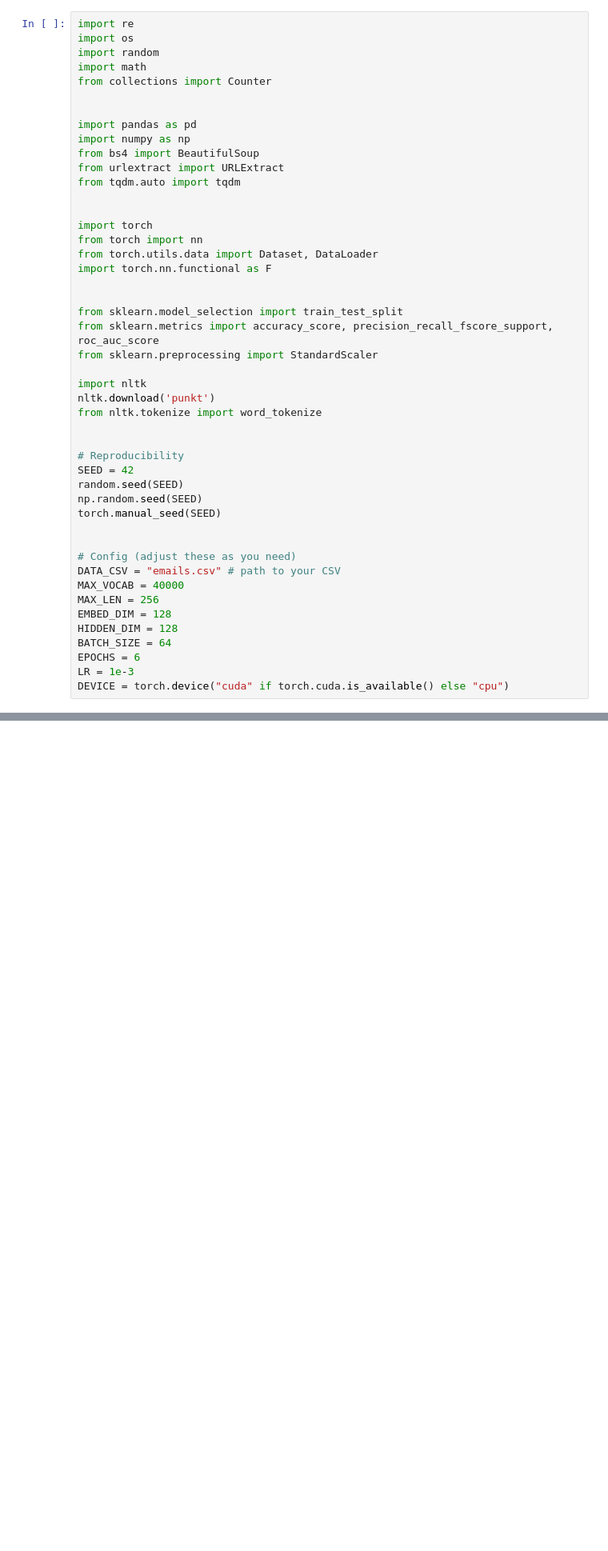
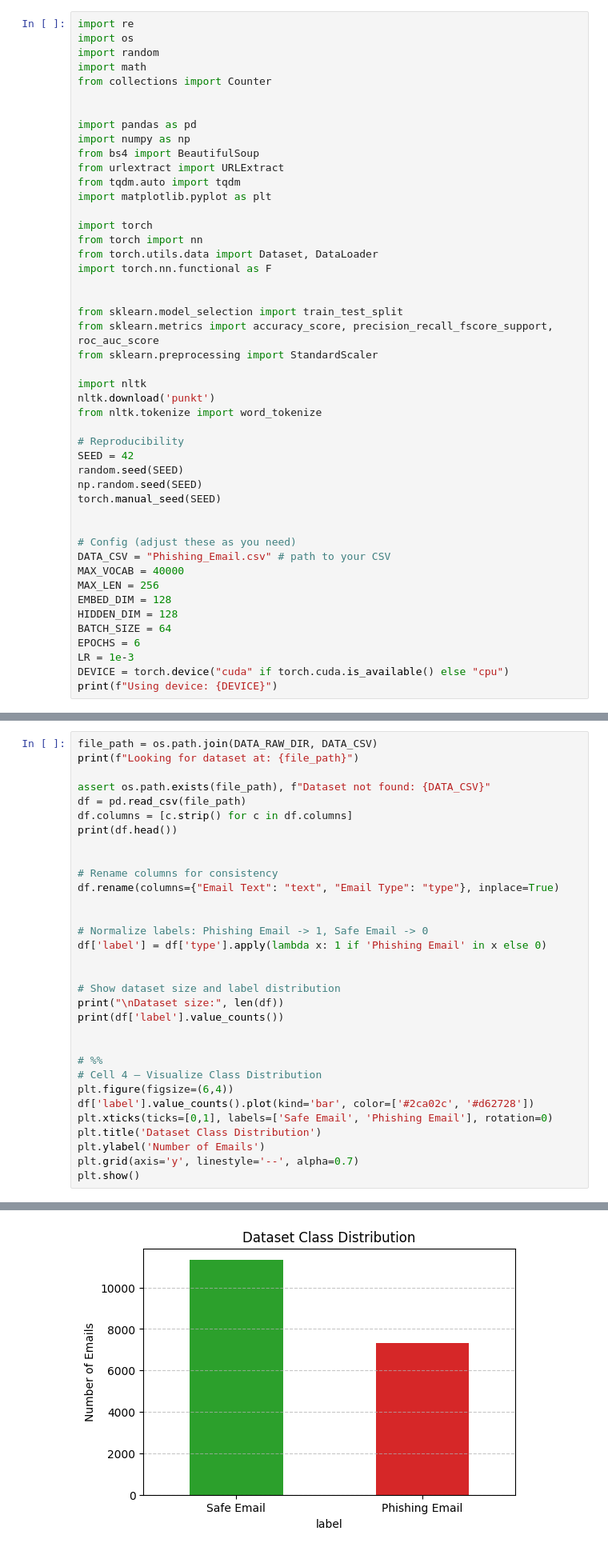
Before and after one commit to enricoferraiolo/PED, a Jupyter notebook: main.ipynb, the cells around one changed output, grey strips where cells are left out. Shown at 80% size. Drawn from its saved outputs; the diff is of its cells as text; blank space fills up the shorter version.

Commit message:
dataset size

```diff
--- a/main.ipynb
+++ b/main.ipynb
@@ -40,7 +40,7 @@ import numpy as np
 from bs4 import BeautifulSoup
 from urlextract import URLExtract
 from tqdm.auto import tqdm
-
+import matplotlib.pyplot as plt
 
 import torch
 from torch import nn
@@ -56,7 +56,6 @@ import nltk
 nltk.download('punkt')
 from nltk.tokenize import word_tokenize
 
-
 # Reproducibility
 SEED = 42
 random.seed(SEED)
@@ -65,7 +64,7 @@ torch.manual_seed(SEED)
 
 
 # Config (adjust these as you need)
-DATA_CSV = "emails.csv" # path to your CSV
+DATA_CSV = "Phishing_Email.csv" # path to your CSV
 MAX_VOCAB = 40000
 MAX_LEN = 256
 EMBED_DIM = 128
@@ -74,4 +73,5 @@ BATCH_SIZE = 64
 EPOCHS = 6
 LR = 1e-3
 DEVICE = torch.device("cuda" if torch.cuda.is_available() else "cpu")
+print(f"Using device: {DEVICE}")
 # %% [output]
@@ -79,0 +83,33 @@ DEVICE = torch.device("cuda" if torch.cuda.is_available() else "cpu")
+# %%
+file_path = os.path.join(DATA_RAW_DIR, DATA_CSV)
+print(f"Looking for dataset at: {file_path}")
+
+assert os.path.exists(file_path), f"Dataset not found: {DATA_CSV}"
+df = pd.read_csv(file_path)
+df.columns = [c.strip() for c in df.columns]
+print(df.head())
+
+
+# Rename columns for consistency
+df.rename(columns={"Email Text": "text", "Email Type": "type"}, inplace=True)
+
+
+# Normalize labels: Phishing Email -> 1, Safe Email -> 0
+df['label'] = df['type'].apply(lambda x: 1 if 'Phishing Email' in x else 0)
+
+
+# Show dataset size and label distribution
+print("\nDataset size:", len(df))
+print(df['label'].value_counts())
+
+
+# %%
+# Cell 4 — Visualize Class Distribution
+plt.figure(figsize=(6,4))
+df['label'].value_counts().plot(kind='bar', color=['#2ca02c', '#d62728'])
+plt.xticks(ticks=[0,1], labels=['Safe Email', 'Phishing Email'], rotation=0)
+plt.title('Dataset Class Distribution')
+plt.ylabel('Number of Emails')
+plt.grid(axis='y', linestyle='--', alpha=0.7)
+plt.show()
+# %% [output]
@@ -80,3 +136,4 @@ DEVICE = torch.device("cuda" if torch.cuda.is_available() else "cpu")
+[figure, added]
 # %% [markdown]
 ## Utilities
 # %%
```
Also changed, not shown: parts of 3 cells of this notebook.
